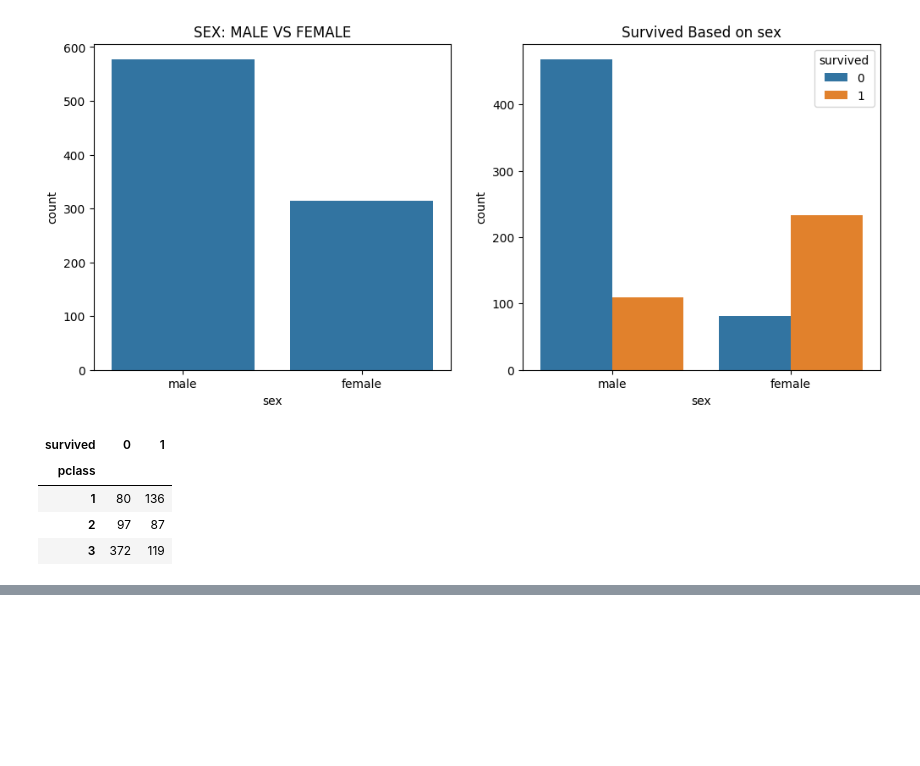
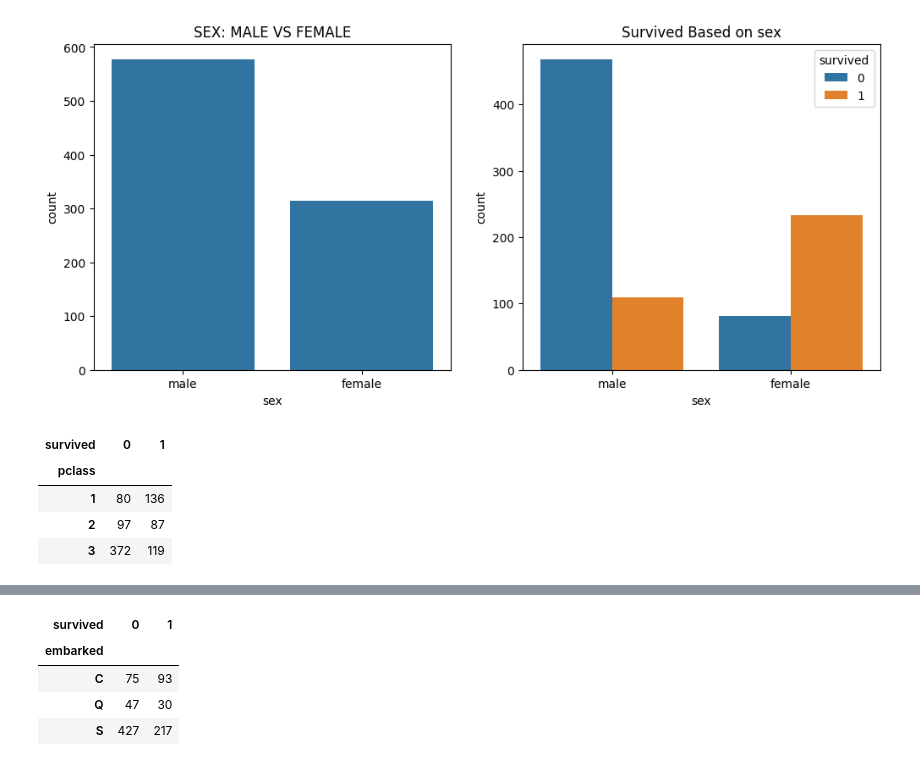
Before and after one commit to Salmanfarsi2561/PYTHON_ML, a Jupyter notebook: EDA/datasets/Analysis/Titanic.ipynb, the cells around one changed output, grey strips where cells are left out. Drawn from its saved outputs; the diff is of its cells as text; code cells hidden in the pictures; blank space fills up the shorter version.

```diff
--- a/EDA/datasets/Analysis/Titanic.ipynb
+++ b/EDA/datasets/Analysis/Titanic.ipynb
@@ -136,0 +155,9 @@ pd.crosstab(data.pclass, data.survived)
+# %%
+#death and alive based on Embarkment
+pd.crosstab(data.embarked, data.survived)
+# %% [output]
+| survived | 0 | 1 |
+| embarked |  |  |
+| C | 75 | 93 |
+| Q | 47 | 30 |
+| S | 427 | 217 |
```
Also changed, not shown: parts of 2 cells of this notebook.
